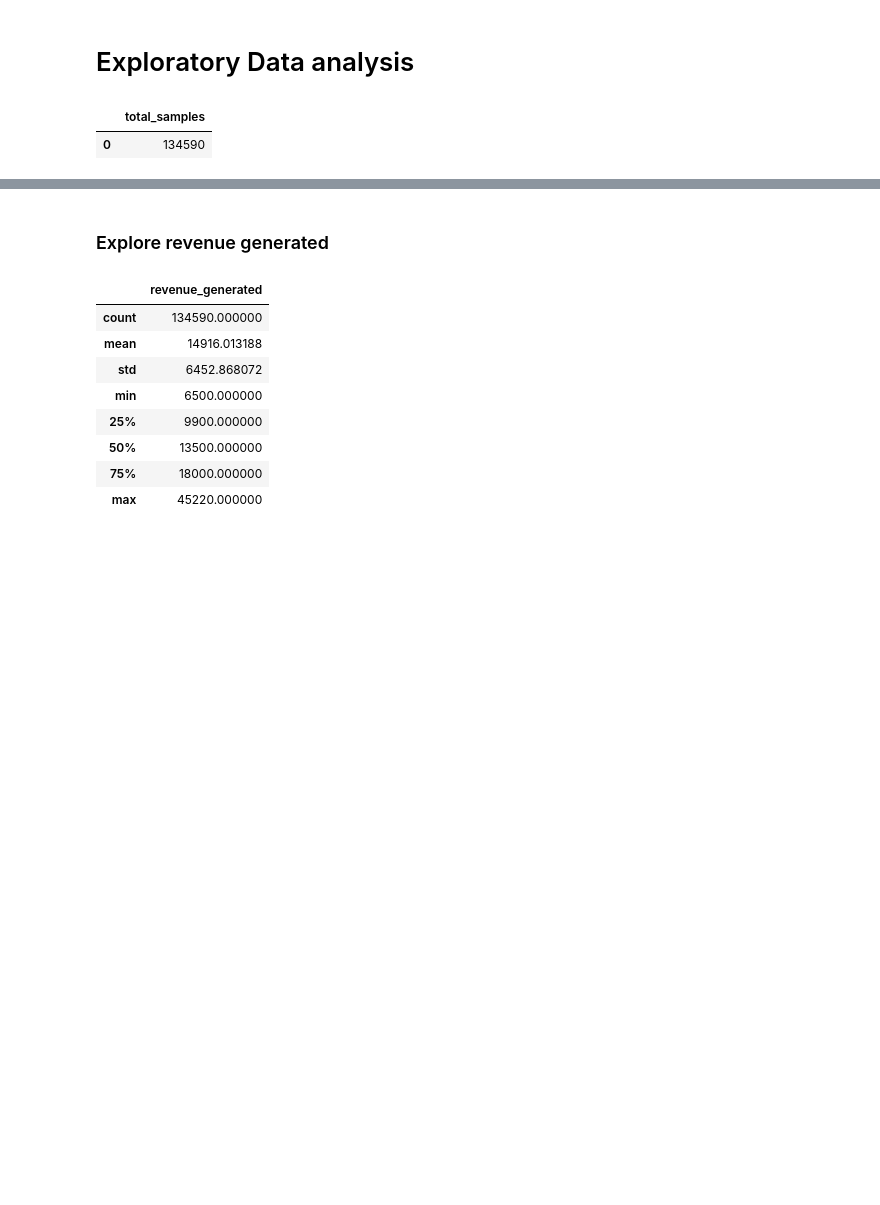
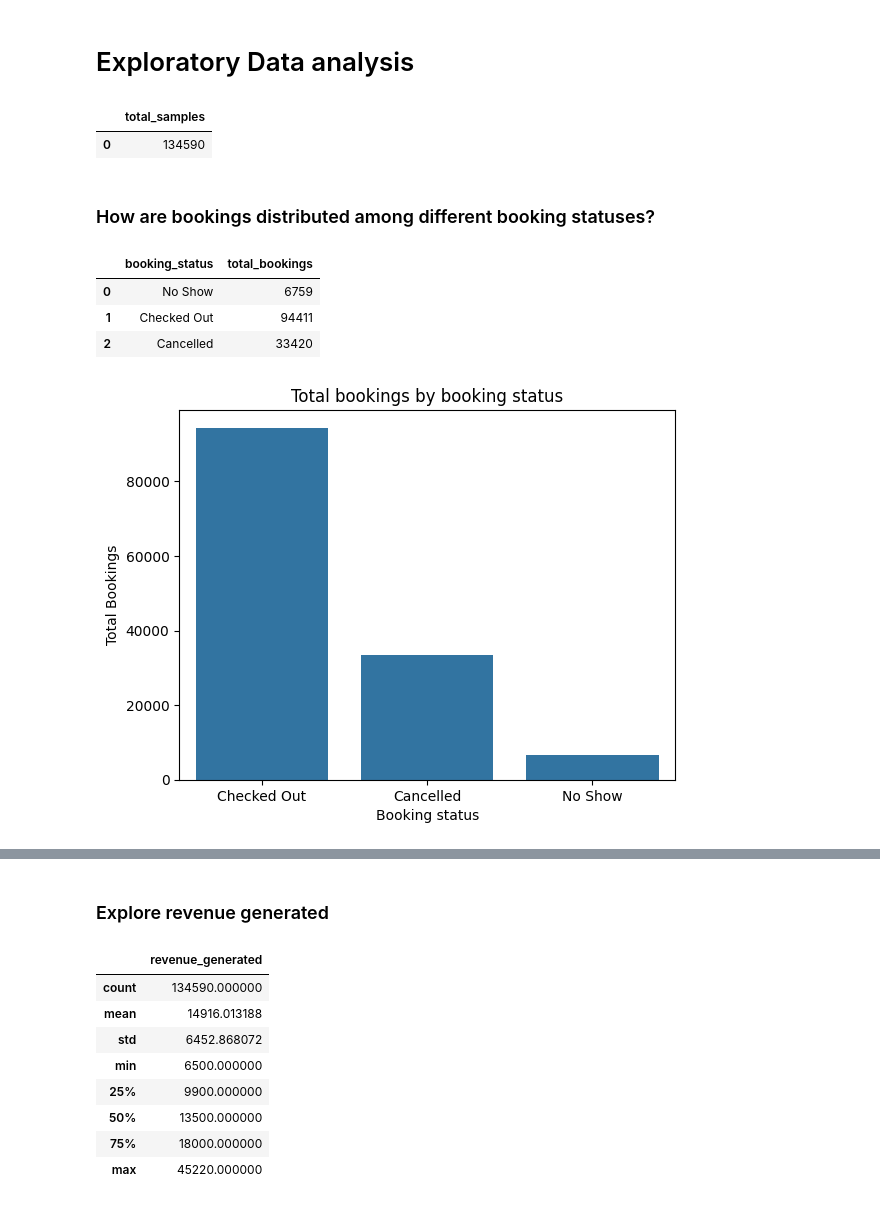
Before and after one commit to Bhuvi128/Hospitality-Revenue-Optimization-Data-analysis, a Jupyter notebook: Hospitality Revenue Optimzation.ipynb, the cells around one changed output, grey strips where cells are left out. Drawn from its saved outputs; the diff is of its cells as text; code cells hidden in the pictures; blank space fills up the shorter version.

```diff
--- a/Hospitality Revenue Optimzation.ipynb
+++ b/Hospitality Revenue Optimzation.ipynb
@@ -47,3 +47,29 @@ tot_samples
 # %% [output]
 |  | total_samples |
 | 0 | 134590 |
+# %% [markdown]
+### How are bookings distributed among different booking statuses?
+# %%
+query = """
+select booking_status, count(*) total_bookings
+from fact_bookings
+group by booking_status;
+"""
+book_stat = pd.read_sql(query, conn)
+book_stat
+# %% [output]
+|  | booking_status | total_bookings |
+| 0 | No Show | 6759 |
+| 1 | Checked Out | 94411 |
+| 2 | Cancelled | 33420 |
+# %%
+book_stat = book_stat.sort_values(by = 'total_bookings', ascending=False)
+# %%
+# Plot total bookings by booking_status
+sns.barplot(data = book_stat, x = 'booking_status', y = 'total_bookings')
+plt.title("Total bookings by booking status")
+plt.xlabel("Booking status")
+plt.ylabel("Total Bookings")
+plt.show()
+# %% [output]
+[figure, added]
```
Also changed, not shown: parts of 6 cells of this notebook, 4 other files.
